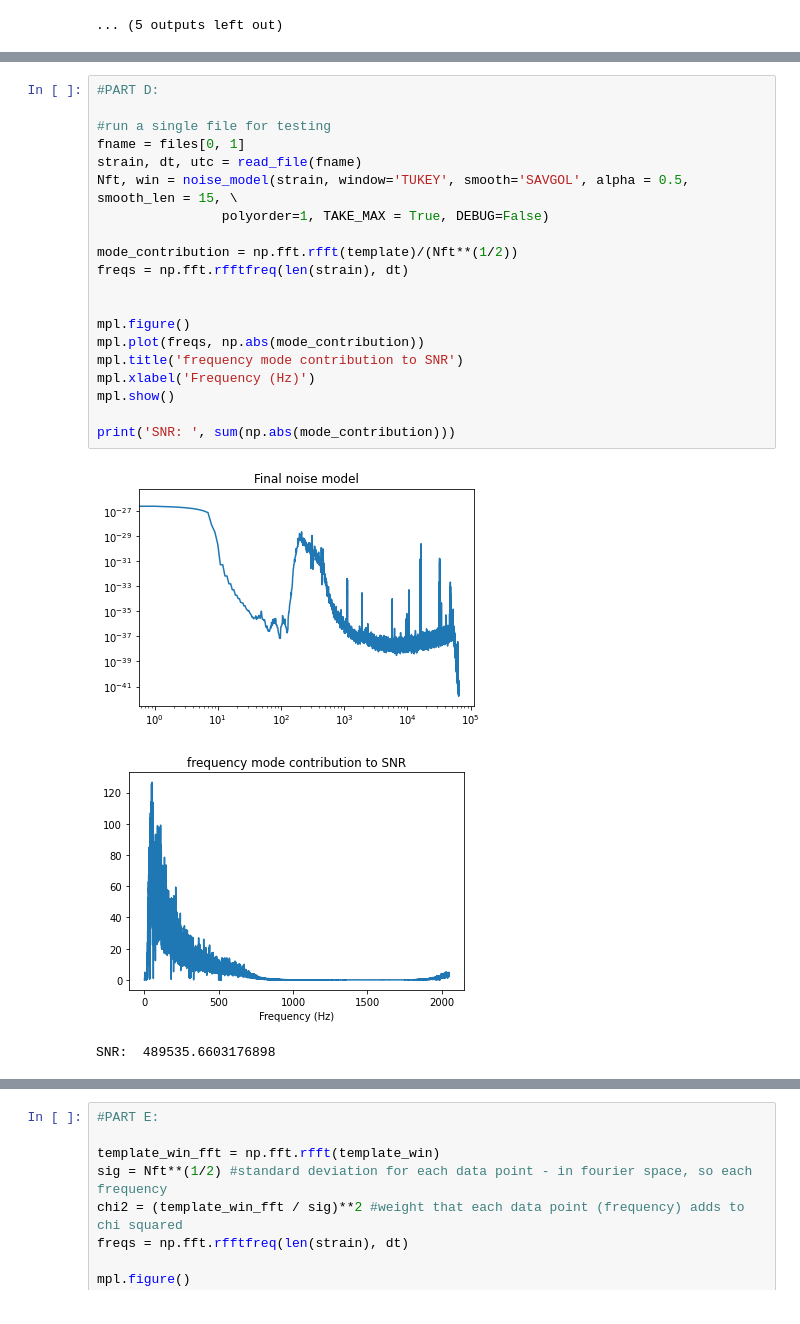
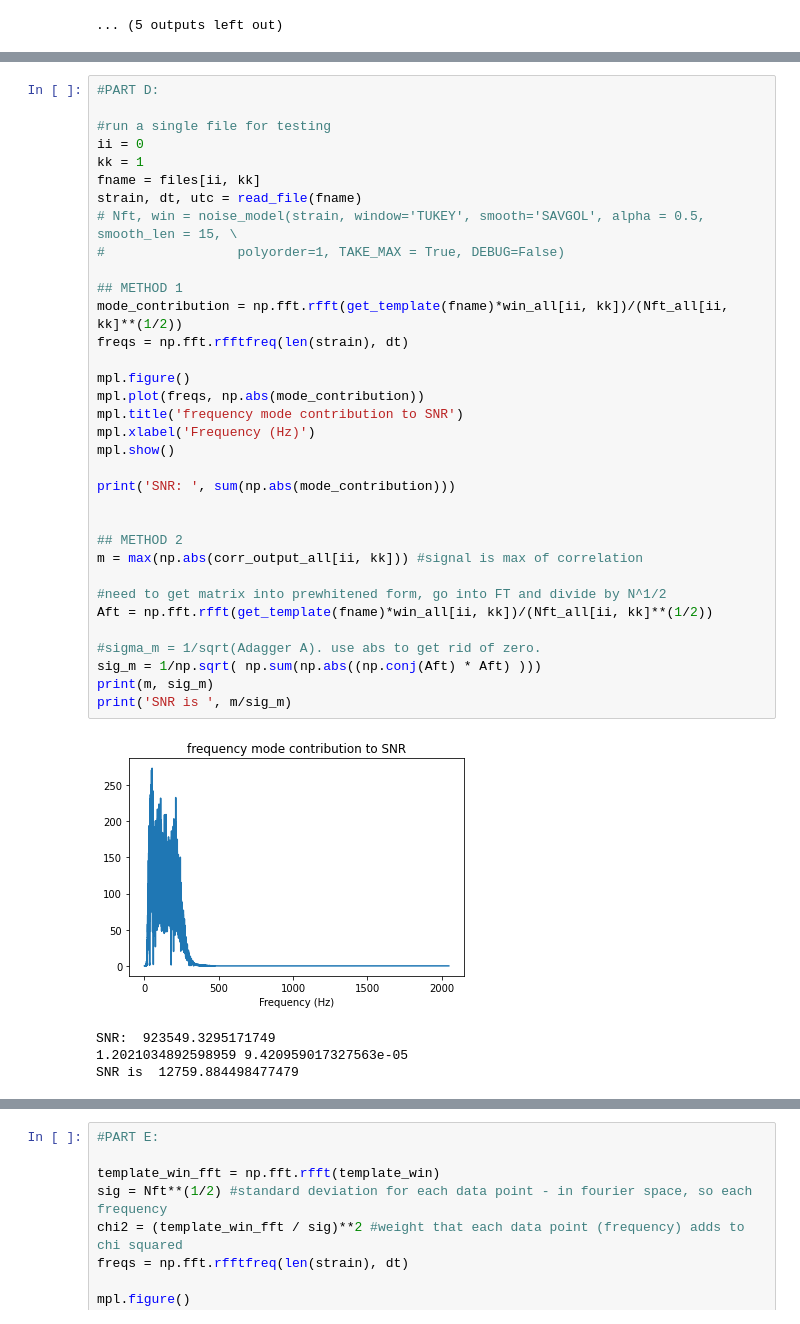
Before and after one commit to lizzord/phys512hw, a Jupyter notebook: problemset5/Question1.ipynb, the cells around one changed output, grey strips where cells are left out. Saved outputs shown, nothing was run; the diff lists cells and outputs as text.

Commit message:
second possible method for d

```diff
--- a/problemset5/Question1.ipynb
+++ b/problemset5/Question1.ipynb
@@ -594,25 +610,40 @@ Therefore the SNR is the sum of all those signal contributions divided by the no
 # %%
 #PART D:
 
 #run a single file for testing
-fname = files[0, 1]
+ii = 0
+kk = 1
+fname = files[ii, kk]
 strain, dt, utc = read_file(fname)
-Nft, win = noise_model(strain, window='TUKEY', smooth='SAVGOL', alpha = 0.5, smooth_len = 15, \
-                polyorder=1, TAKE_MAX = True, DEBUG=False)
+# Nft, win = noise_model(strain, window='TUKEY', smooth='SAVGOL', alpha = 0.5, smooth_len = 15, \
+#                 polyorder=1, TAKE_MAX = True, DEBUG=False)
 
-mode_contribution = np.fft.rfft(template)/(Nft**(1/2))
+## METHOD 1
+mode_contribution = np.fft.rfft(get_template(fname)*win_all[ii, kk])/(Nft_all[ii, kk]**(1/2))
 freqs = np.fft.rfftfreq(len(strain), dt)
-
 
 mpl.figure()
 mpl.plot(freqs, np.abs(mode_contribution))
 mpl.title('frequency mode contribution to SNR')
 mpl.xlabel('Frequency (Hz)')
 mpl.show()
 
 print('SNR: ', sum(np.abs(mode_contribution)))
+
+
+## METHOD 2
+m = max(np.abs(corr_output_all[ii, kk])) #signal is max of correlation
+
+#need to get matrix into prewhitened form, go into FT and divide by N^1/2
+Aft = np.fft.rfft(get_template(fname)*win_all[ii, kk])/(Nft_all[ii, kk]**(1/2))
+
+#sigma_m = 1/sqrt(Adagger A). use abs to get rid of zero.
+sig_m = 1/np.sqrt( np.sum(np.abs((np.conj(Aft) * Aft) )))
+print(m, sig_m)
+print('SNR is ', m/sig_m)
 # %% [output]
-[figure, old version]
+[figure, new version]
-[figure, removed]
-SNR:  489535.6603176898
+SNR:  923549.3295171749
+1.2021034892598959 9.420959017327563e-05
+SNR is  12759.884498477479
 # %% [markdown]
```
Also changed, not shown: parts of 3 cells of this notebook.
